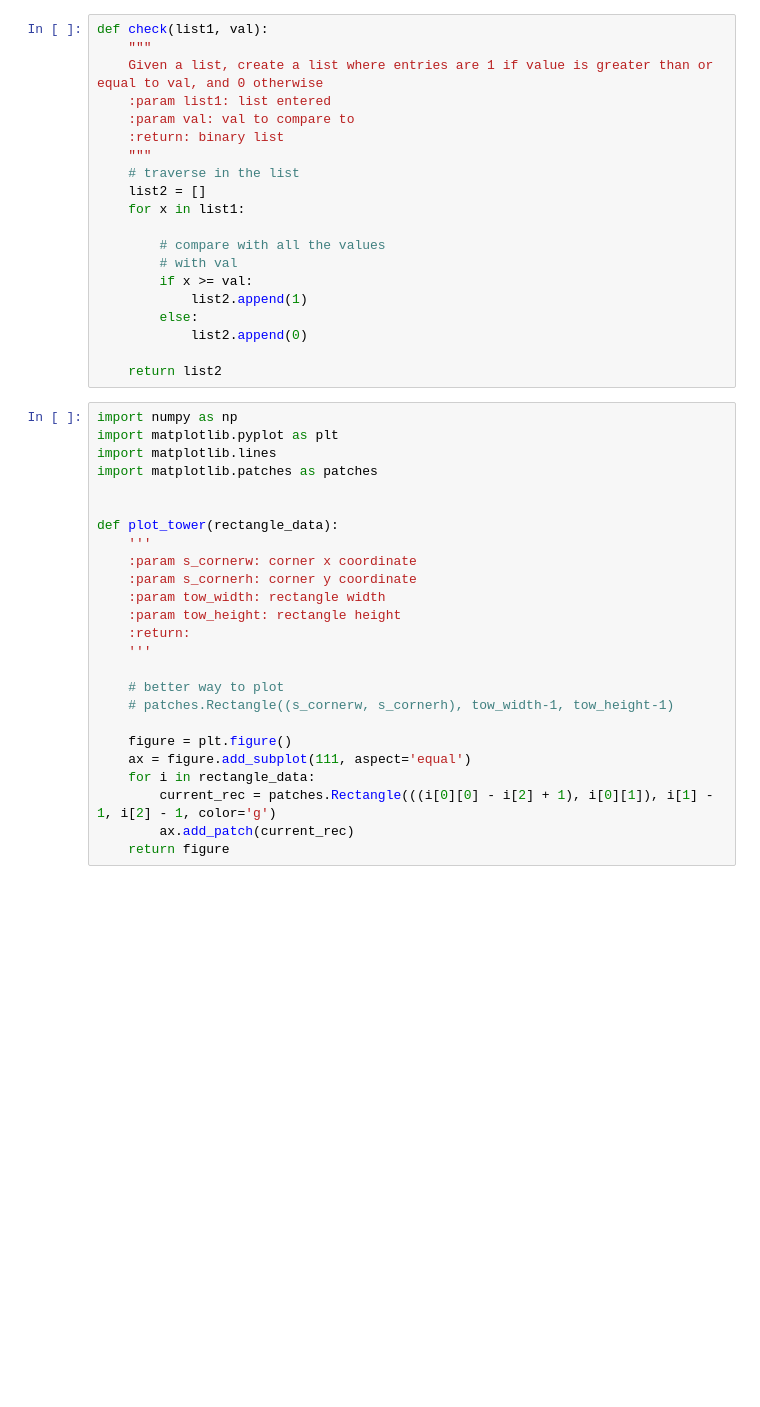
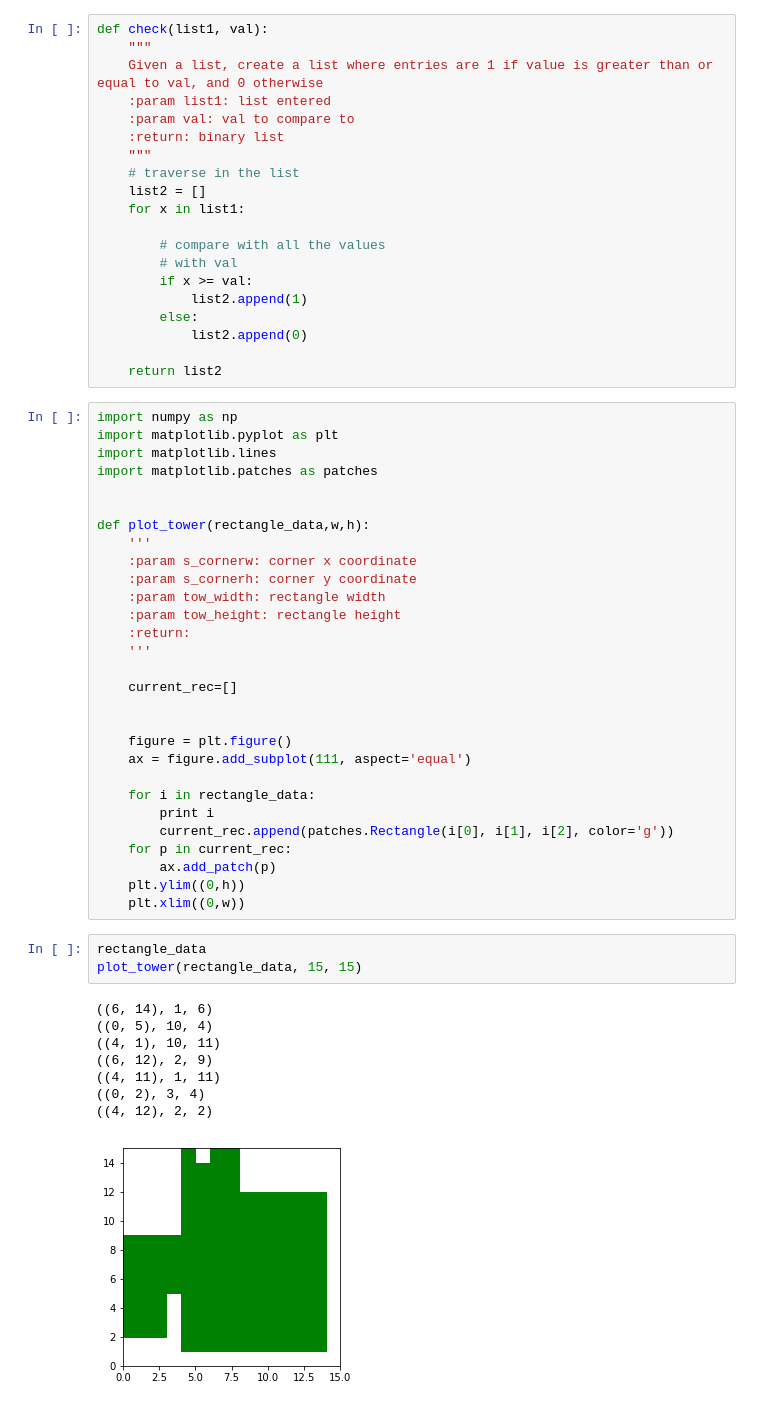
Before and after one commit to bhaktatejas922/individ-project, a Jupyter notebook: AD-Hoc.ipynb, the cells around one changed output. Cells and saved outputs as stored; diff of their text form; blank space fills up the shorter version.

```diff
--- a/AD-Hoc.ipynb
+++ b/AD-Hoc.ipynb
@@ -227,7 +227,7 @@ import matplotlib.lines
 import matplotlib.patches as patches
 
 
-def plot_tower(rectangle_data):
+def plot_tower(rectangle_data,w,h):
     '''
     :param s_cornerw: corner x coordinate
     :param s_cornerh: corner y coordinate
@@ -236,12 +236,28 @@ def plot_tower(rectangle_data):
     :return:
     '''
 
-    # better way to plot
-    # patches.Rectangle((s_cornerw, s_cornerh), tow_width-1, tow_height-1)
+    current_rec=[]
+
 
     figure = plt.figure()
     ax = figure.add_subplot(111, aspect='equal')
+
     for i in rectangle_data:
-        current_rec = patches.Rectangle(((i[0][0] - i[2] + 1), i[0][1]), i[1] - 1, i[2] - 1, color='g')
-        ax.add_patch(current_rec)
-    return figure
+        print i
+        current_rec.append(patches.Rectangle(i[0], i[1], i[2], color='g'))
+    for p in current_rec:
+        ax.add_patch(p)
+    plt.ylim((0,h))
+    plt.xlim((0,w))
+# %%
+rectangle_data
+plot_tower(rectangle_data, 15, 15)
+# %% [output]
+((6, 14), 1, 6)
+((0, 5), 10, 4)
+((4, 1), 10, 11)
+((6, 12), 2, 9)
+((4, 11), 1, 11)
+((0, 2), 3, 4)
+((4, 12), 2, 2)
+[figure, added]
```
Also changed, not shown: parts of 23 cells of this notebook.
